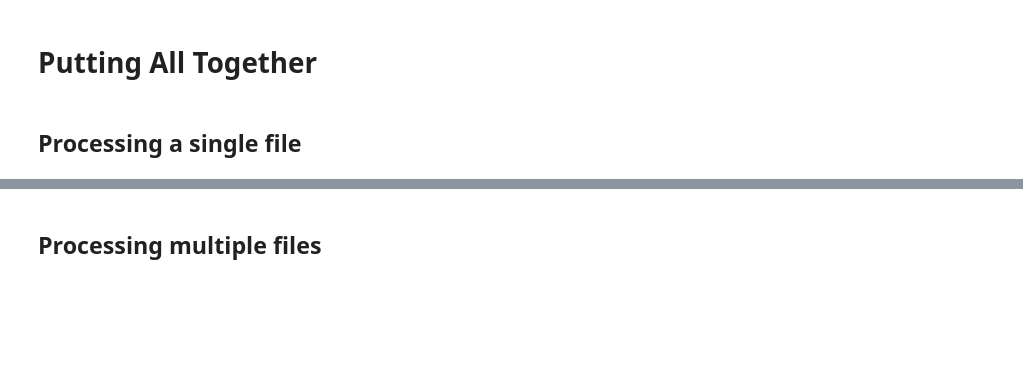
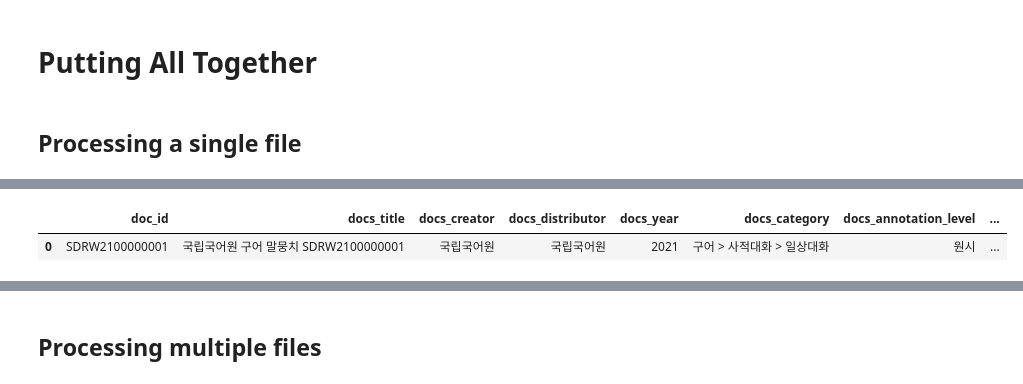
Before and after one commit to exphon/exphon2023, a Jupyter notebook: code/실험음성학연구회2023.ipynb, the cells around one changed output, grey strips where cells are left out. Cells and saved outputs as stored; diff of their text form; code cells hidden in the pictures; blank space fills up the shorter version.

```diff
--- a/code/실험음성학연구회2023.ipynb
+++ b/code/실험음성학연구회2023.ipynb
@@ -425,6 +765,6 @@ for file in glob.glob('data/*[12].json'):
 # %%
 for file in glob.glob('data/*[12].json'):
-    with open(file) as f:
+    with open(file, encoding="utf8") as f:
         docs = json.loads(f.read())
     print(type(docs))
     print(docs)
@@ -434,9 +781,9 @@ for file in glob.glob('data/*[12].json'):
 # %% [markdown]
 ## Processing a single file
 # %%
-file = "./data/SDRW2100000001.json"
+file = "./data/SDRW2100000001_test.json"
 import json
-with open(file) as f:
+with open(file, encoding="utf8") as f:
     docs = json.loads(f.read())
 #print(type(docs))
 #print(docs)
@@ -446,13 +811,12 @@ print(json_formatted_str)
 # %%
 # ID
 ############
-
 docs_id = docs['id']
 docs_meta = docs['metadata']
 
 docs_id_list = []
 docs_id_list.append(docs['id'])
-docs_id_df = pd.DataFrame(docs_list, columns = ['doc_id'])
+docs_id_df = pd.DataFrame(docs_id_list, columns = ['doc_id'])
 
 # METADATE
 ############
@@ -468,36 +832,36 @@ docs_sampling =  docs['metadata']['sampling']
 docs_title_list = []; docs_creator_list = []
 docs_distributor_list = []; docs_year_list = []
 docs_category_list = []; docs_annotation_level_list = []
 docs_sampling_list = []
 
 docs_title_list.append(docs_title)
 docs_creator_list.append(docs_creator)
 docs_distributor_list.append(docs_distributor)
 docs_year_list.append(docs_year)
 docs_category_list.append(docs_category)
 docs_annotation_level_list.append(docs_annotation_level)
 docs_sampling_list.append(docs_sampling)
 
-
 docs_title_df = pd.DataFrame(docs_title_list, columns = ['docs_title'])
 docs_creator_df = pd.DataFrame(docs_creator_list, columns = ['docs_creator'])
 docs_distributor_df = pd.DataFrame(docs_distributor_list, columns = ['docs_distributor'])
 docs_year_df = pd.DataFrame(docs_year_list, columns = ['docs_year'])
 docs_category_df = pd.DataFrame(docs_category_list, columns = ['docs_category'])
 docs_annotation_level_df = pd.DataFrame(docs_annotation_level_list,
                                         columns = ['docs_annotation_level'])
 docs_sampling_df = pd.DataFrame(docs_sampling_list, columns = ['docs_sampling'])
 
-
-
 docs_metadata_df = pd.concat([docs_id_df, docs_title_df, docs_creator_df,
                              docs_distributor_df, docs_year_df, docs_category_df,
                              docs_annotation_level_df, docs_sampling_df],
                              axis=1)
 # to_csv
 docs_metadata_df.to_csv("docs_metadata.csv")
 
 docs_metadata_df
+# %% [output]
+|  | doc_id | docs_title | docs_creator | docs_distributor | docs_year | docs_category | docs_annotation_level | ... |
+| 0 | SDRW2100000001 | 국립국어원 구어 말뭉치 SDRW2100000001 | 국립국어원 | 국립국어원 | 2021 | 구어 > 사적대화 > 일상대화 | 원시 | ... |
 # %%
 # UTTERANCE LEVEL
 # - metadata
```
Also changed, not shown: parts of 78 cells of this notebook.
